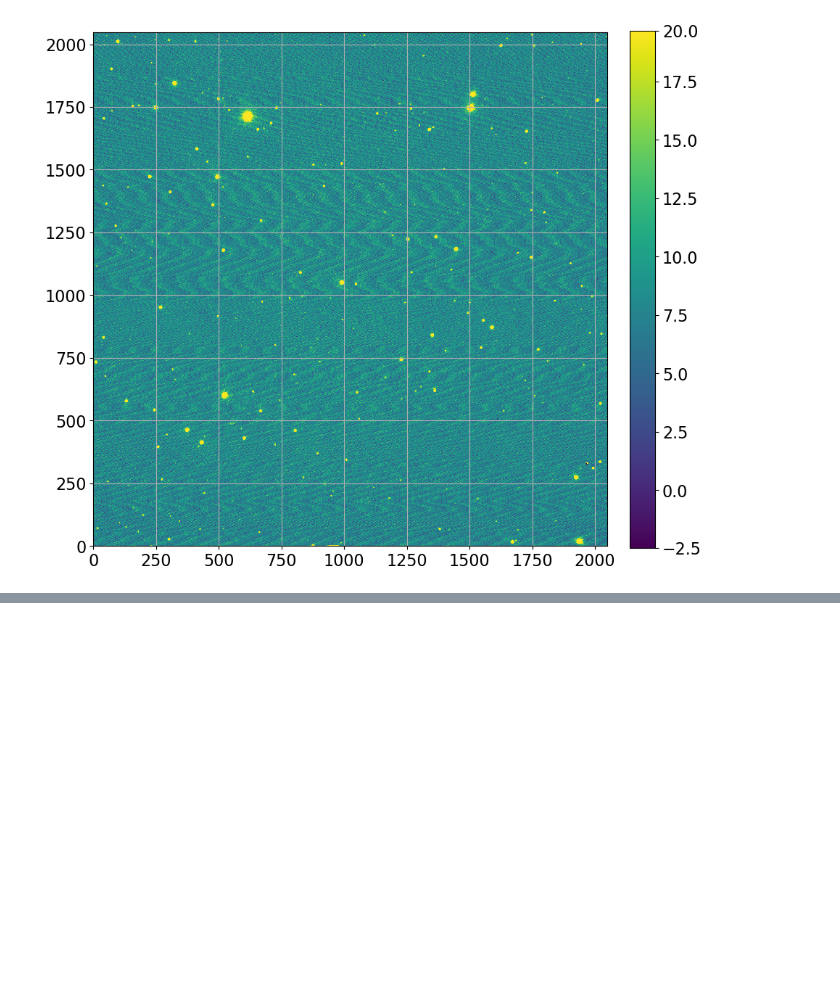
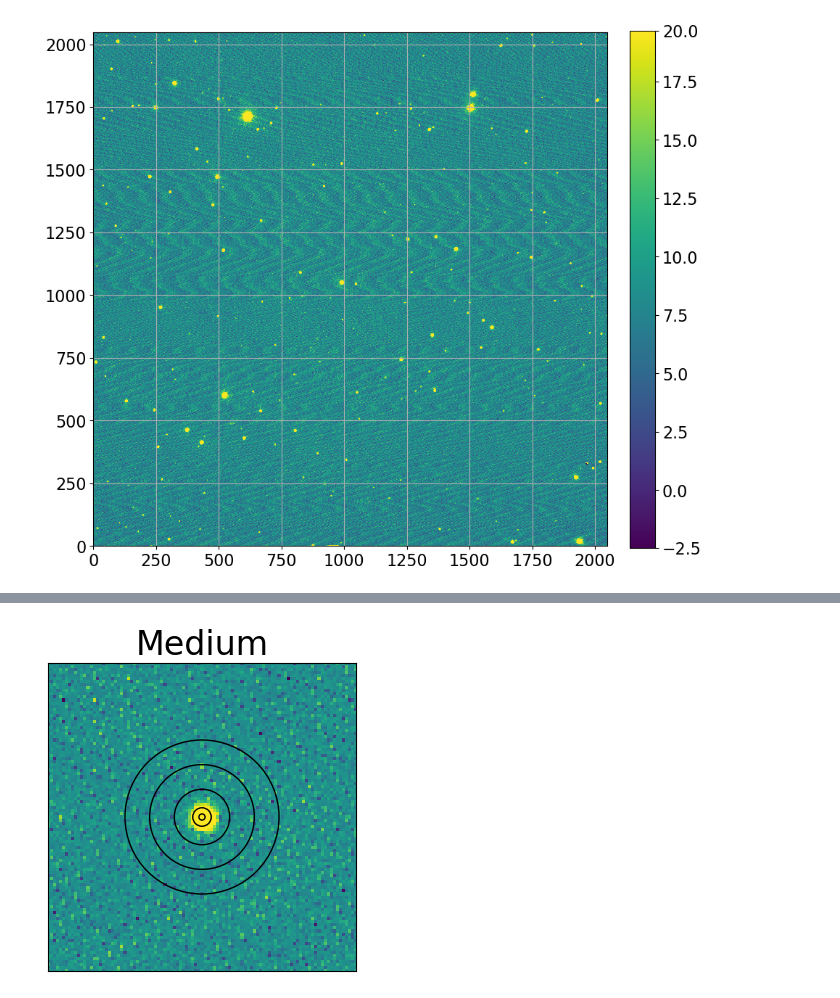
Before and after one commit to VanderbiltAstronomy/astr_8060_f23, a Jupyter notebook: work/schultls/hw6/hw6_nb.ipynb, the cells around one changed output, grey strips where cells are left out. Drawn from its saved outputs; the diff is of its cells as text; code cells hidden in the pictures; blank space fills up the shorter version.

```diff
--- a/work/schultls/hw6/hw6_nb.ipynb
+++ b/work/schultls/hw6/hw6_nb.ipynb
@@ -209,0 +205,20 @@ print(aperture.area)
+# %%
+imgmn = img.mean()
+imgstd = img.std()
+min_level = imgmn - imgstd
+max_level = imgmn + imgstd
+fig = plt.subplots(1,1,figsize=(4,4))
+plt.imshow(img, vmin=min_level, vmax=max_level)
+for ap in aperturelist:
+    ap.plot()
+plt.xticks([])
+plt.yticks([])
+# plt.xlim(right=1600)
+# plt.ylim(top=500)
+plt.xlim(positions[1][0]-50, positions[1][0]+50)
+plt.ylim(positions[1][1]-50, positions[1][1]+50)
+plt.title('Medium')
+plt.grid(False)
+plt.show()
+# %% [output]
+[figure, added]
```
Also changed, not shown: parts of 18 cells of this notebook.
